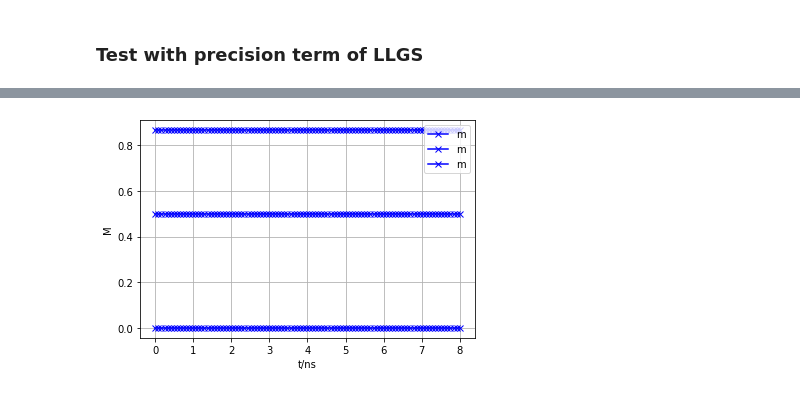
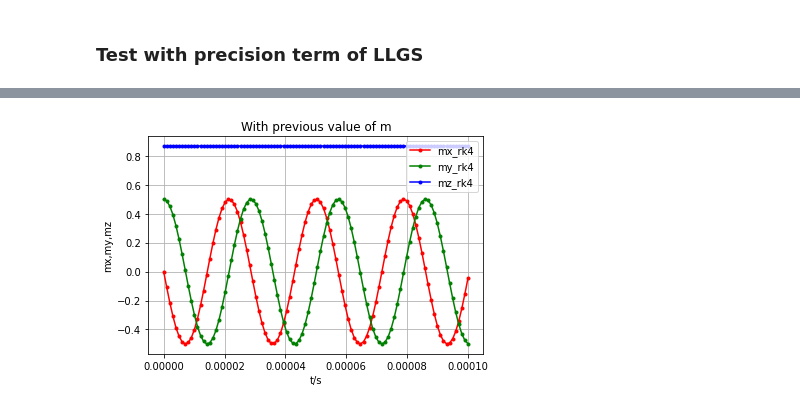
Before and after one commit to Hernandope/spintronics, a Jupyter notebook: runge_kutta.ipynb, the cells around one changed output, grey strips where cells are left out. Cells and saved outputs as stored; diff of their text form; code cells hidden in the pictures.

```diff
--- a/runge_kutta.ipynb
+++ b/runge_kutta.ipynb
@@ -17,7 +17,7 @@ def eq2(x, y):
     return (-y)
 
 # differential equation for precision term of LLGS"
-def eq3(t, H):
+def eq3(t, M):
     return -(gamma*mu_0)/(1+alpha**2)*np.cross(M,H)
 
 # # Finds value of y for a given x using step size h
@@ -137,9 +137,11 @@ plt.show()
 # %% [markdown]
 ### Test with precision term of LLGS
 # %%
-t_axis = np.linspace(0,8*10^(-7),100)
+t_range = 1*10**(-3)
+step_size = 100
+t_axis = np.linspace(0,t_range,step_size)
 
-h = 8*(10**(-9))
+h = t_range/step_size
 m_0 = [0, 1/2, math.sqrt(1-(1/2)**2)]
 
 # #analytical solution
@@ -153,11 +155,21 @@ m_0 = [0, 1/2, math.sqrt(1-(1/2)**2)]
 m_rk4 = []
 m_prev = m_0
 t_prev = 0
+
+# m_rk4_2 = []
 for t in t_axis:
-    print(t_prev)
-    print(m_prev)
-#     import pdb; pdb.set_trace()
-    new_m = rungeKutta(eq3, t_prev, m_prev, t, h)
-    m_rk4.append(new_m)
-    m_prev = new_m
-    t_prev = t
+    m_rk4.append(rungeKuttaNew(eq3, 0, m_0, t, h))
+
+# for t in t_axis:
+#     new_m = rungeKutta(eq3, t_prev, m_prev, t, h)
+#     m_rk4.append(new_m)
+#     m_prev = new_m
+#     t_prev = t
+# %%
+# change all elements to list
+for i in range(1,len(m_rk4)):
+    m_rk4[i] = m_rk4[i].tolist()
+
+mx = [item[0] for item in m_rk4]
+my = [item[1] for item in m_rk4]
+mz = [item[2] for item in m_rk4]
@@ -164,15 +195,19 @@ for t in t_axis:
 # %%
 fig = plt.figure()
 ax = fig.add_subplot(1, 1, 1)
 
-# plt.plot(x_axis, m_anal, label='Analytical')
-plt.plot(x_axis, m_rk4, 'xb-', label='m')
+# plt.plot(t_axis, m_anal, label='Analytical')
 
-plt.xlabel("t/ns")
-plt.ylabel("M")
+plt.plot(t_axis, mx, '.r-', label='mx_rk4')
+plt.plot(t_axis, my, '.g-', label='my_rk4')
+plt.plot(t_axis, mz, '.b-', label='mz_rk4')
+
+plt.title("With previous value of m")
+plt.xlabel("t/s")
+plt.ylabel("mx,my,mz")
 plt.legend(loc='upper right')
 plt.grid()
 
 plt.show()
 # %% [output]
-[figure, old version]
+[figure, new version]
```
Also changed, not shown: parts of 2 cells of this notebook.
